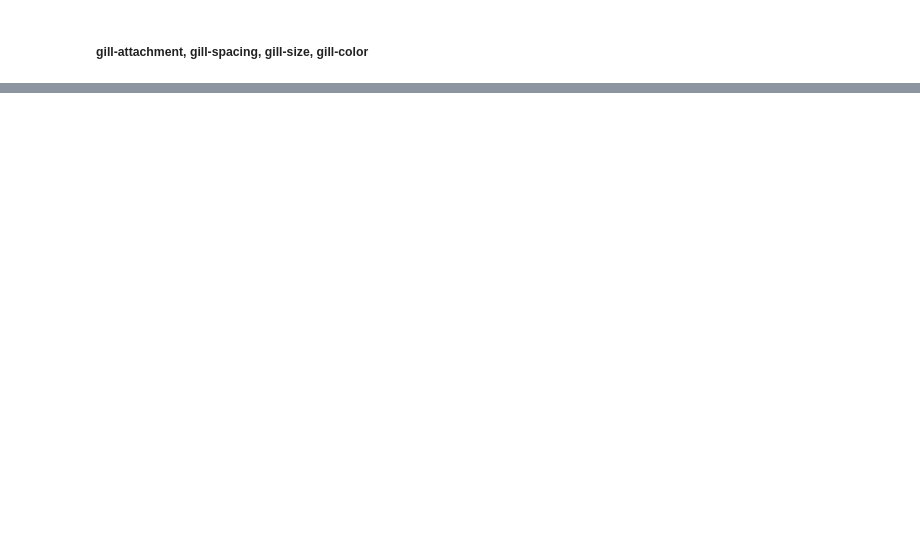
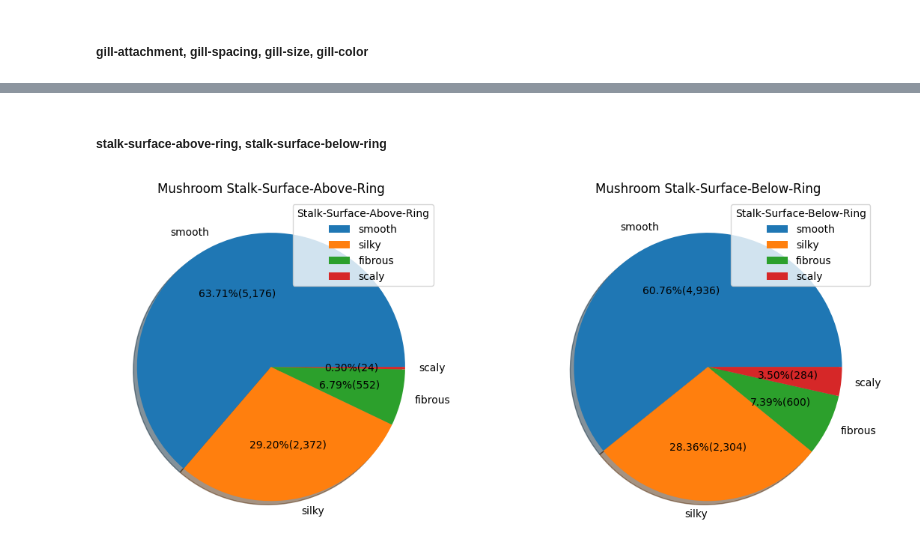
Before and after one commit to Akshay-Paunikar/iNeuron_Mushroom_Classification, a Jupyter notebook: mushroom/notebook/mushroom_EDA.ipynb, the cells around one changed output, grey strips where cells are left out. Drawn from its saved outputs; the diff is of its cells as text; code cells hidden in the pictures; blank space fills up the shorter version.

```diff
--- a/mushroom/notebook/mushroom_EDA.ipynb
+++ b/mushroom/notebook/mushroom_EDA.ipynb
@@ -448,0 +486,33 @@ plt.show()
+# %% [markdown]
+##### stalk-surface-above-ring, stalk-surface-below-ring
+# %%
+plt.figure(figsize=(12,5))
+
+# stalk-surface-above-ring
+
+ax1 = plt.subplot2grid((1,2),(0,0))
+
+dataStalkSurfaceAboveRing = mushroom['stalk-surface-above-ring'].value_counts().values
+labelStalkSurfaceAboveRing = mushroom['stalk-surface-above-ring'].value_counts().index
+
+plt.pie(x=dataStalkSurfaceAboveRing, labels=labelStalkSurfaceAboveRing,
+        autopct=lambda p : '{:.2f}%({:,.0f})'.format(p,p * sum(dataStalkSurfaceAboveRing)/100), shadow=True)
+plt.legend(labelStalkSurfaceAboveRing, loc='best', title='Stalk-Surface-Above-Ring')
+plt.title("Mushroom Stalk-Surface-Above-Ring")
+
+# stalk-surface-below-ring
+
+ax2 = plt.subplot2grid((1,2),(0,1))
+
+dataStalkSurfaceBelowRing = mushroom['stalk-surface-below-ring'].value_counts().values
+labelStalkSurfaceBelowRing = mushroom['stalk-surface-below-ring'].value_counts().index
+
+plt.pie(x=dataStalkSurfaceBelowRing, labels=labelStalkSurfaceBelowRing,
+        autopct=lambda p : '{:.2f}%({:,.0f})'.format(p,p * sum(dataStalkSurfaceBelowRing)/100), shadow=True)
+plt.legend(labelStalkSurfaceBelowRing, loc='best', title='Stalk-Surface-Below-Ring')
+plt.title("Mushroom Stalk-Surface-Below-Ring")
+
+plt.tight_layout()
+plt.show()
+# %% [output]
+[figure, added]
```
Also changed, not shown: parts of 13 cells of this notebook.
